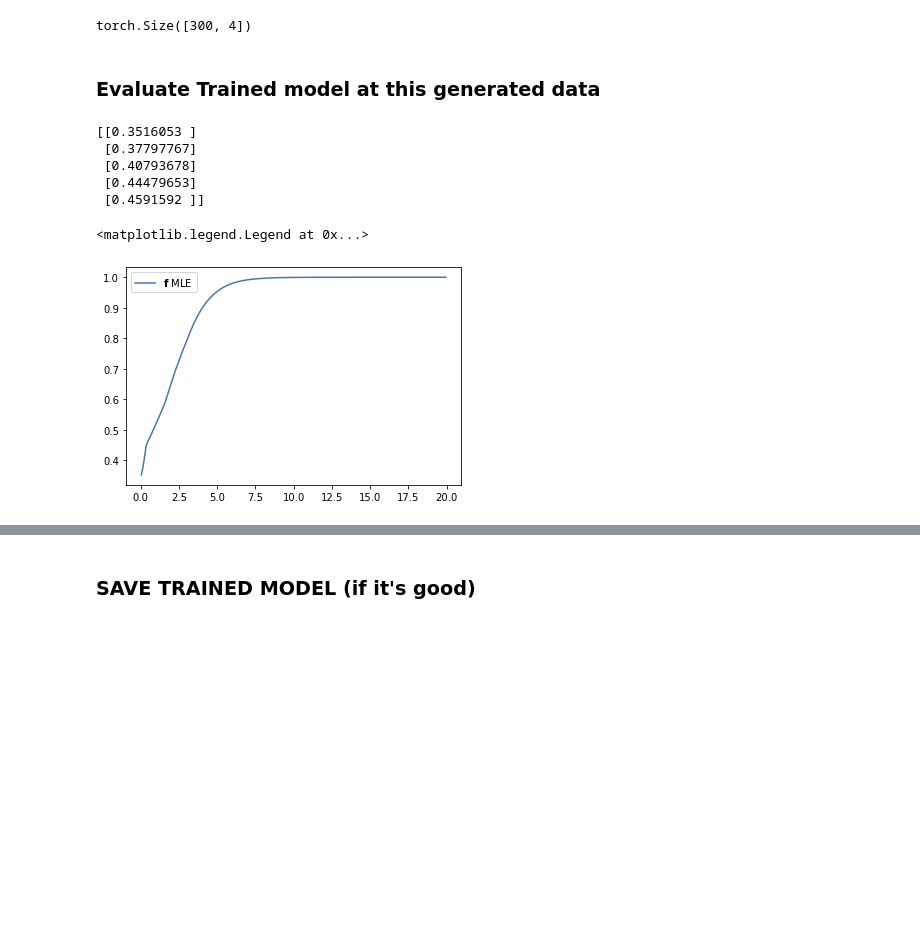
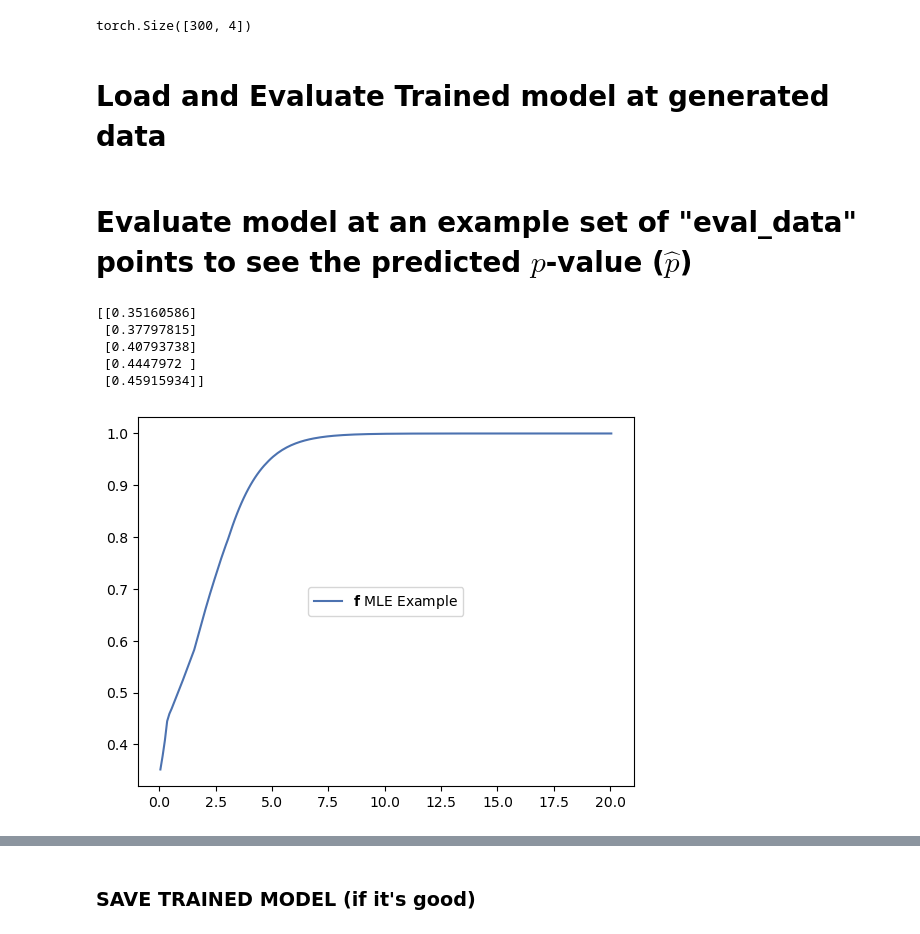
Before and after one commit to AliAlkadhim/LFI_HEP, a Jupyter notebook: Nov.ipynb, the cells around one changed output, grey strips where cells are left out. Saved outputs shown, nothing was run; the diff lists cells and outputs as text; code cells hidden in the pictures; blank space fills up the shorter version.

Commit message:
images

```diff
--- a/Nov.ipynb
+++ b/Nov.ipynb
@@ -1569,16 +1618,19 @@ eval_data_example.shape
 # %% [output]
 torch.Size([300, 4])
 # %% [markdown]
-### Evaluate Trained model at this generated data
+# Load and Evaluate Trained model at generated data
 # %%
 def usemodel(Bprime, train_df, nu, N,M, MLE, nbins):
-    #make evaluation data at those fixed nu, N, M values
+
+    #Generate evaluation data at those fixed nu, N, M values
     eval_data, eval_bins =make_eval_data(Bprime,train_df,nu, N,M, nbins)#eval data is indipendent of MLE, since its just constants witha theta variable
 
     # if MLE==True:
     #     model=model
     #else load the model trained on non-MLE data
     # PATH='models/MLE_TRUE_Regressor_200.0K_training_iter.pt'
+
+    #LOAD TRAINED MODEL
     if MLE:
         PATH= 'models/MLE_TRUE_Regressor_200.0K_training_iter.pt'
     else:
@@ -1590,28 +1642,30 @@ def usemodel(Bprime, train_df, nu, N,M, MLE, nbins):
     learning_rate =  float(BEST_PARAMS["learning_rate"])
     batch_size = int(BEST_PARAMS["batch_size"])
     model =  RegularizedRegressionModel(
-        nfeatures=train_x.shape[1],
+        nfeatures=sample_x.shape[1],
         ntargets=1,
         nlayers=n_layers,
         hidden_size=hidden_size,
         dropout=dropout
         )
+    #EVALUATE AT AT EVAL_DATA
     model.load_state_dict(torch.load(PATH) )
     model.eval()
     return model(eval_data).detach().numpy(), eval_bins
+# %% [markdown]
+# Evaluate model at an example set of "eval_data" points to see the predicted $p$-value ($\hat{p}$)
 # %%
 phat_MLE, phatbins_MLE = usemodel(Bprime=1000,train_df=train_df,nu=3, N=2, M=3, MLE=True, nbins=200)
-print(phat[:5])
+print(phat_MLE[:5])
 # %% [output]
-[[0.3516053 ]
- [0.37797767]
- [0.40793678]
- [0.44479653]
- [0.4591592 ]]
+[[0.35160586]
+ [0.37797815]
+ [0.40793738]
+ [0.4447972 ]
+ [0.45915934]]
 # %%
-plt.plot(phatbins_MLE, phat_MLE, label=r'$\mathbf{f}$ MLE'); plt.legend()
+plt.plot(phatbins_MLE, phat_MLE, label=r'$\mathbf{f}$ MLE Example'); plt.legend(loc='center'); plt.show()
 # %% [output]
-<matplotlib.legend.Legend at 0x...>
-[figure, old version]
+[figure, new version]
 # %%
 phat_nonMLE, phatbins_nonMLE = usemodel(Bprime=1000,train_df=train_df,nu=3, N=2, M=3, MLE=False, nbins=200)
```
Also changed, not shown: parts of 26 cells of this notebook, 3 other files.
